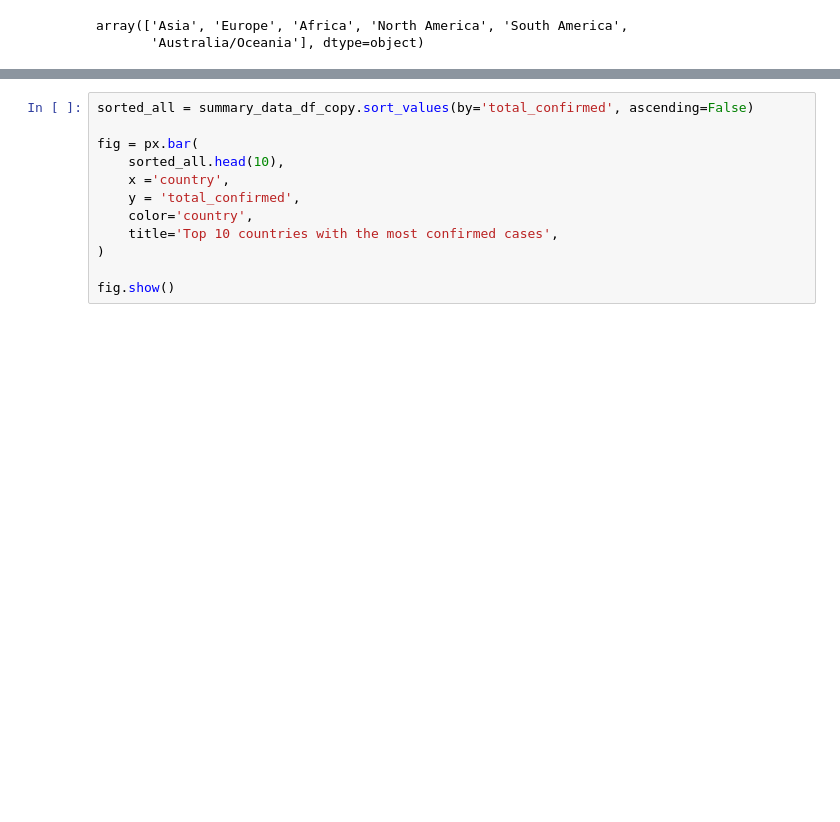
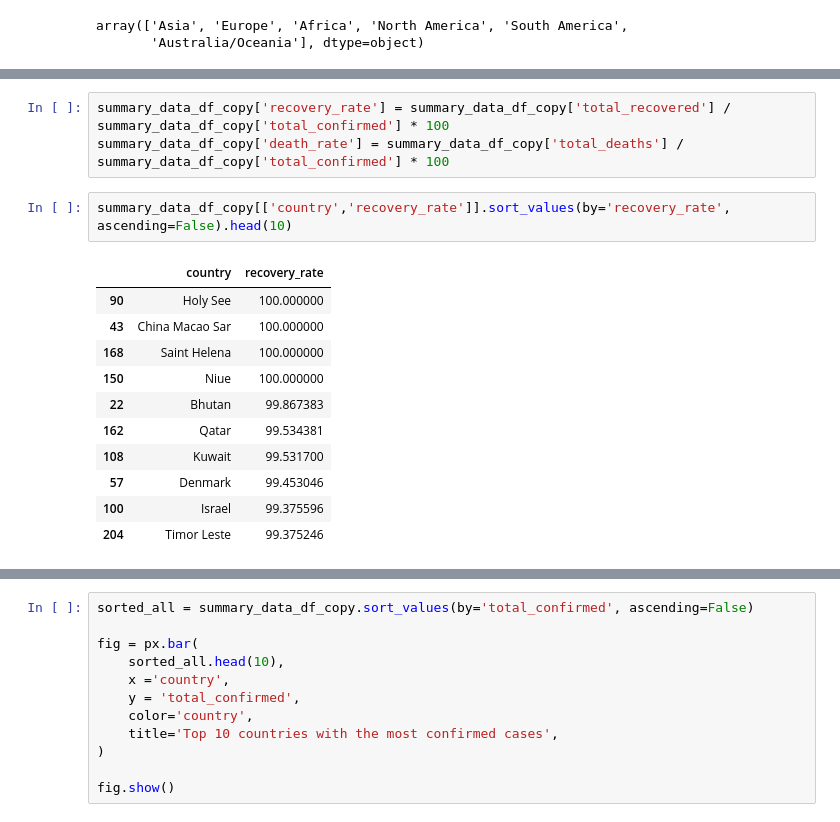
Before and after one commit to Alexander040105/ids-group-case-study, a Jupyter notebook: midterm_act1/midterm_act1.ipynb, the cells around one changed output, grey strips where cells are left out. Cells and saved outputs as stored; diff of their text form; blank space fills up the shorter version.

```diff
--- a/midterm_act1/midterm_act1.ipynb
+++ b/midterm_act1/midterm_act1.ipynb
@@ -88,3 +100,20 @@ summary_data_df_copy[summary_data_df_copy['continent'] == 'Asia']
 | 217 | Uzbekistan | Asia | 238802 | 1637.0 | 236974.0 | 191.0 | 23.0 | ... |
 | 220 | Viet Nam | Asia | 10696630 | 43065.0 | 9355040.0 | 1298525.0 | 340.0 | ... |
 | 223 | Yemen | Asia | 11819 | 2149.0 | 9009.0 | 661.0 | 23.0 | ... |
+# %%
+summary_data_df_copy['recovery_rate'] = summary_data_df_copy['total_recovered'] / summary_data_df_copy['total_confirmed'] * 100
+summary_data_df_copy['death_rate'] = summary_data_df_copy['total_deaths'] / summary_data_df_copy['total_confirmed'] * 100
+# %%
+summary_data_df_copy[['country','recovery_rate']].sort_values(by='recovery_rate', ascending=False).head(10)
+# %% [output]
+|  | country | recovery_rate |
+| 90 | Holy See | 100.000000 |
+| 43 | China Macao Sar | 100.000000 |
+| 168 | Saint Helena | 100.000000 |
+| 150 | Niue | 100.000000 |
+| 22 | Bhutan | 99.867383 |
+| 162 | Qatar | 99.534381 |
+| 108 | Kuwait | 99.531700 |
+| 57 | Denmark | 99.453046 |
+| 100 | Israel | 99.375596 |
+| 204 | Timor Leste | 99.375246 |
```
Also changed, not shown: parts of 7 cells of this notebook, 3 other files.
